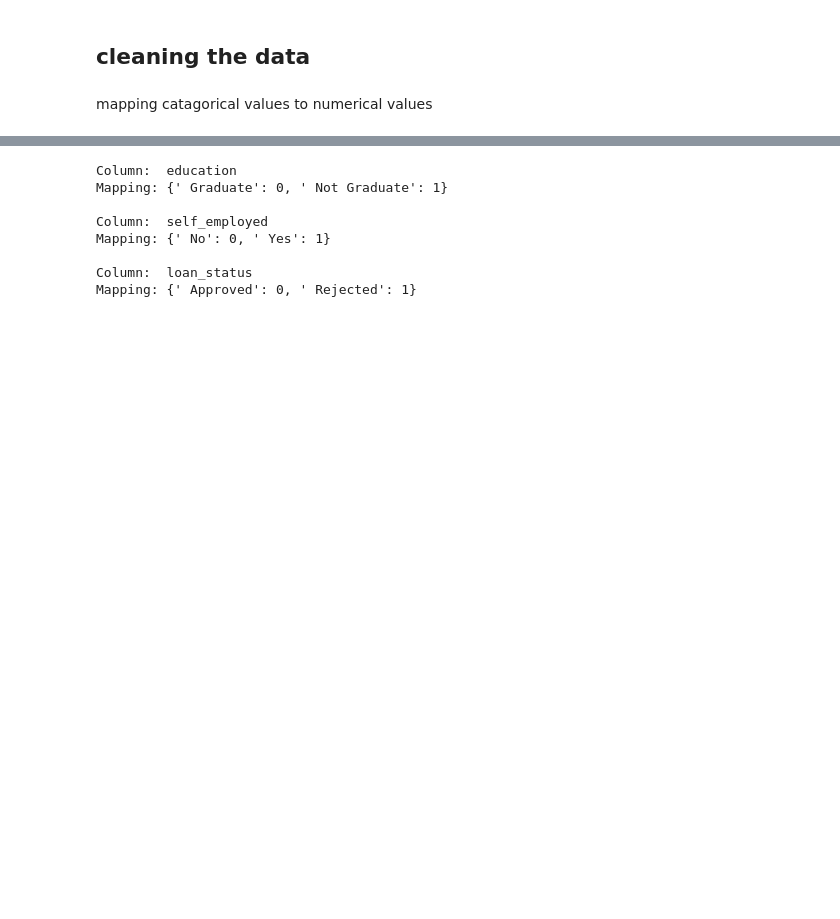
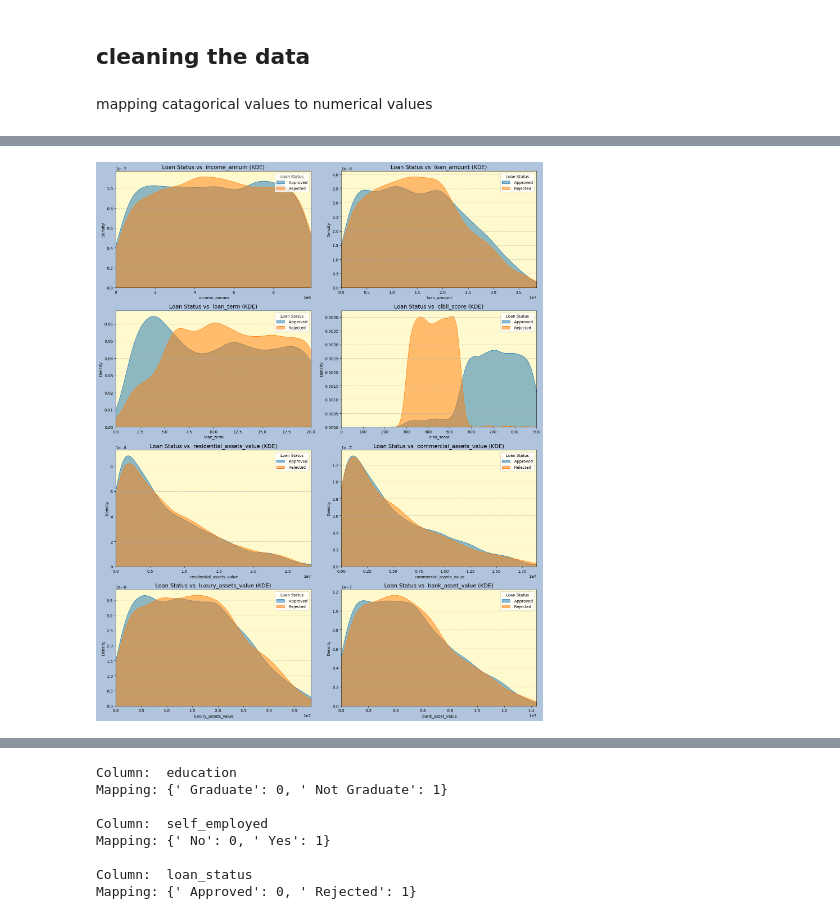
Before and after one commit to KM016/Loan-Approval-Prediction-Model, a Jupyter notebook: aproval_pred.ipynb, the cells around one changed output, grey strips where cells are left out. Cells and saved outputs as stored; diff of their text form; code cells hidden in the pictures; blank space fills up the shorter version.

```diff
--- a/aproval_pred.ipynb
+++ b/aproval_pred.ipynb
@@ -108,0 +149,42 @@ mapping catagorical values to numerical values
+# %%
+def loan_status_comparison_kde(features):
+
+    # calculating how many rows needed
+    n_features = len(features)
+    n_rows = (n_features // 2 + (n_features % 2 > 0))
+
+    # creating subplots and using flatten to make indexing axis array easier
+    fig, axes = plt.subplots(n_rows, 2, figsize=(16, n_rows * 5))
+    axes = axes.flatten()
+
+    # looping through features and plotting kde
+    for i, feature in enumerate(features):
+        ax = axes[i]
+
+        # plotting by loan status
+        for status in df[' loan_status'].unique():
+            sns.kdeplot(data=df[df[' loan_status'] == status], x=feature, fill=True, alpha=0.5,label=status, ax=ax)
+
+        ax.set_xlim(0, df[feature].quantile(0.999))  # makes so the axis is fit appropriatly for each col
+
+        # setting title, labels, legend, and grid
+        ax.set_title(f'Loan Status vs {feature} (KDE)', fontsize=14)
+        ax.set_xlabel(feature, fontsize=10)
+        ax.set_ylabel('Density', fontsize=10)
+        ax.legend(title='Loan Status')  # Automatically handles mapped labels
+        ax.grid(axis='y', linestyle='--', alpha=0.7)
+        ax.set_facecolor('lemonchiffon')
+
+
+    fig.set_facecolor('lightsteelblue')
+    plt.tight_layout()
+    plt.show()
+# %%
+# numerical features to plot
+features = [' income_annum', ' loan_amount', ' loan_term', ' cibil_score',
+    ' residential_assets_value', ' commercial_assets_value',
+    ' luxury_assets_value', ' bank_asset_value']
+
+loan_status_comparison_kde(features)
+# %% [output]
+[figure, added]
```
Also changed, not shown: parts of 24 cells of this notebook.
